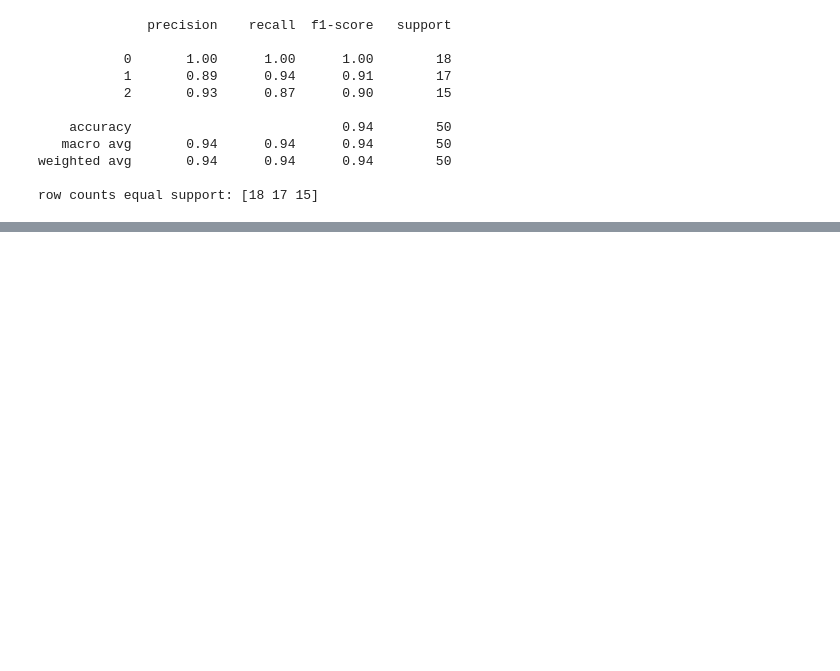
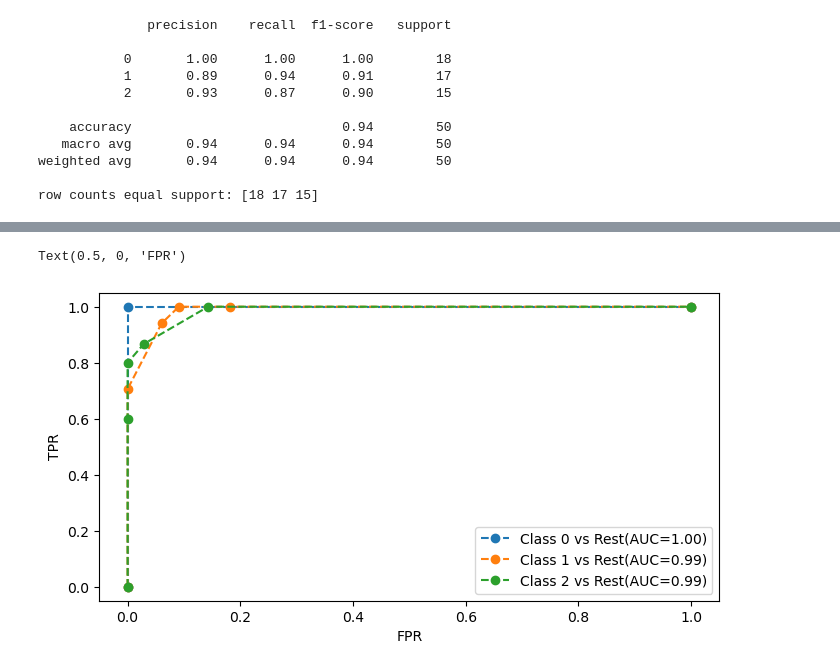
Before and after one commit to ritikb96/MLWPY, a Jupyter notebook: 5_Evaluating_Classifiers.ipynb, the cells around one changed output, grey strips where cells are left out. Saved outputs shown, nothing was run; the diff lists cells and outputs as text; code cells hidden in the pictures; blank space fills up the shorter version.

```diff
--- a/5_Evaluating_Classifiers.ipynb
+++ b/5_Evaluating_Classifiers.ipynb
@@ -156,0 +270,25 @@ row counts equal support: [18 17 15]
+# %%
+iris_multi_tgt = skpre.label_binarize(iris.target, classes=[0,1,2])
+
+(im_train_ftrs,im_test_ftrs,im_train_tgt,im_test_tgt) = skms.train_test_split(iris.data,iris_multi_tgt,test_size= .33,random_state = 21)
+
+#knn wrapped in one-versus_rest(3 classifiers)
+knn  = neighbors.KNeighborsClassifier(n_neighbors = 5)
+ovr_knn = skmulti.OneVsRestClassifier(knn)
+preds_probs = (ovr_knn.fit(im_train_ftrs,im_train_tgt).predict_proba(im_test_ftrs))
+
+#make roc plots
+lbl_fmt = "Class {} vs Rest(AUC={:.2f})"
+fig,ax = plt.subplots(figsize=(8,4))
+for cls in [0,1,2]:
+    fpr, tpr, _ = metrics.roc_curve(im_test_tgt[:,cls],
+                                    preds_probs[:,cls])
+    label = lbl_fmt.format(cls,metrics.auc(fpr,tpr))
+    ax.plot(fpr,tpr,'o--',label=label)
+
+ax.legend()
+ax.set_ylabel("TPR")
+ax.set_xlabel("FPR")
+# %% [output]
+Text(0.5, 0, 'FPR')
+[figure, added]
```
Also changed, not shown: parts of 13 cells of this notebook.
